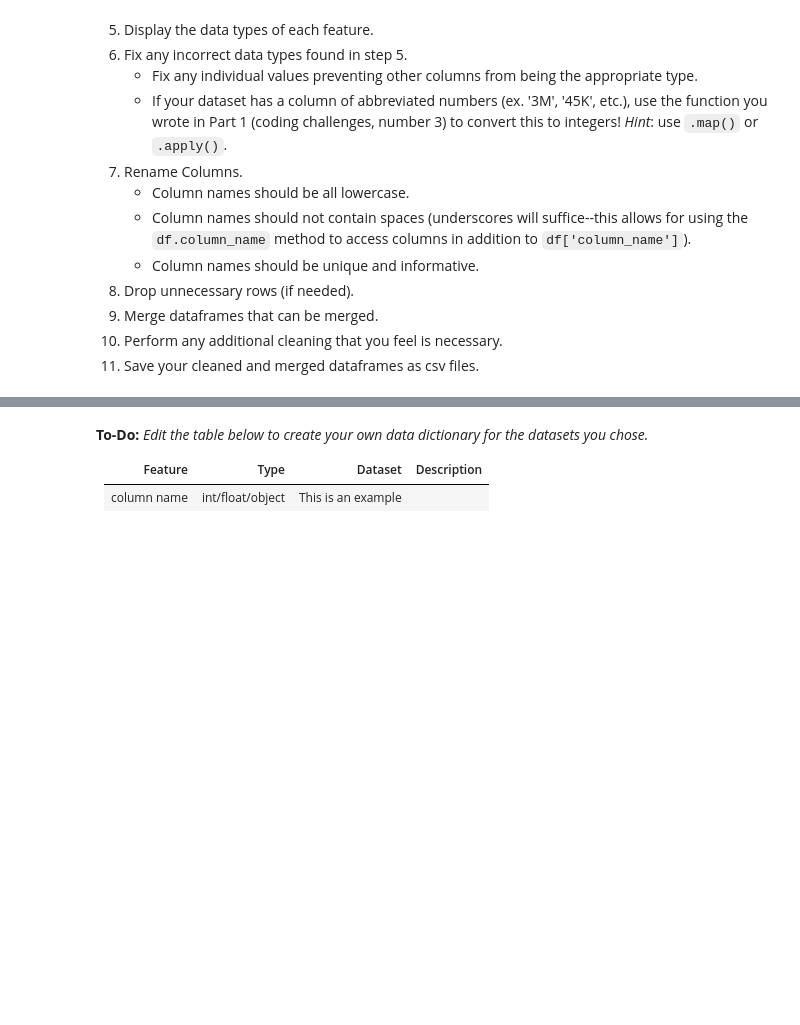
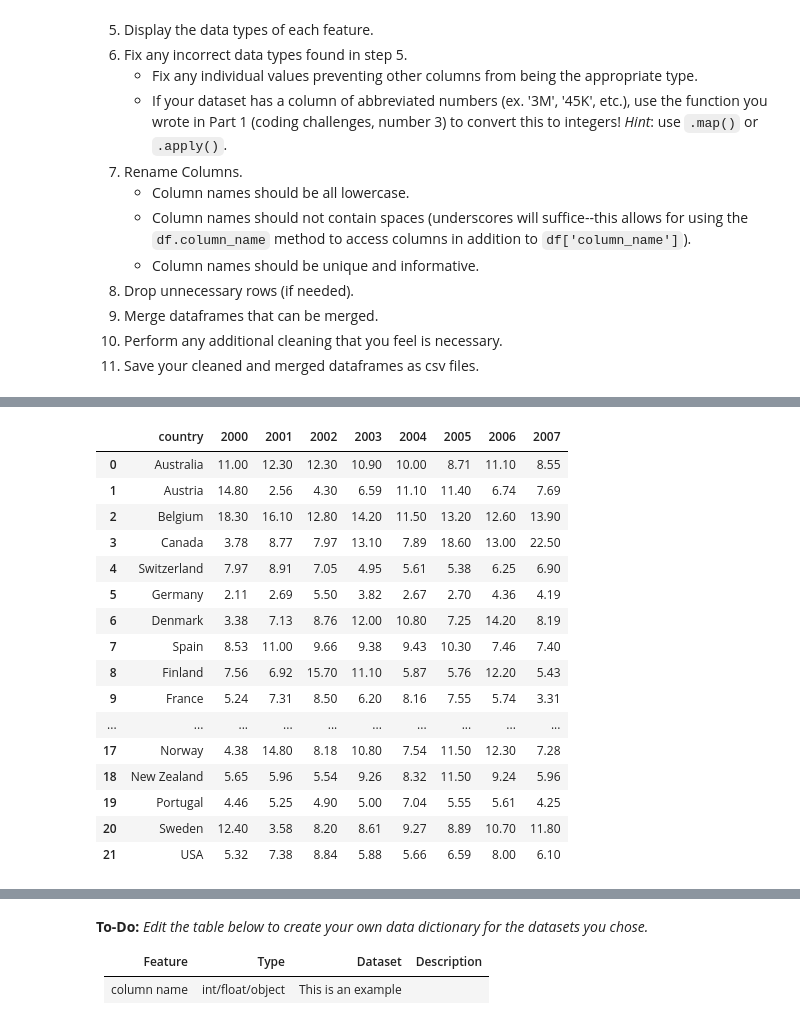
Before and after one commit to rafirahman27/World_Development_Statistics, a Jupyter notebook: code/starter-code.ipynb, the cells around one changed output, grey strips where cells are left out. Cells and saved outputs as stored; diff of their text form; code cells hidden in the pictures; blank space fills up the shorter version.

```diff
--- a/code/starter-code.ipynb
+++ b/code/starter-code.ipynb
@@ -195,3 +287,24 @@ popul23
+# %%
+health_aid23 = health_aid[['country'] + [str(year) for year in range(2000,2008)]]
+health_aid23
+# %% [output]
+|  | country | 2000 | 2001 | 2002 | 2003 | 2004 | 2005 | 2006 | 2007 |
+| 0 | Australia | 11.00 | 12.30 | 12.30 | 10.90 | 10.00 | 8.71 | 11.10 | 8.55 |
+| 1 | Austria | 14.80 | 2.56 | 4.30 | 6.59 | 11.10 | 11.40 | 6.74 | 7.69 |
+| 2 | Belgium | 18.30 | 16.10 | 12.80 | 14.20 | 11.50 | 13.20 | 12.60 | 13.90 |
+| 3 | Canada | 3.78 | 8.77 | 7.97 | 13.10 | 7.89 | 18.60 | 13.00 | 22.50 |
+| 4 | Switzerland | 7.97 | 8.91 | 7.05 | 4.95 | 5.61 | 5.38 | 6.25 | 6.90 |
+| 5 | Germany | 2.11 | 2.69 | 5.50 | 3.82 | 2.67 | 2.70 | 4.36 | 4.19 |
+| 6 | Denmark | 3.38 | 7.13 | 8.76 | 12.00 | 10.80 | 7.25 | 14.20 | 8.19 |
+| 7 | Spain | 8.53 | 11.00 | 9.66 | 9.38 | 9.43 | 10.30 | 7.46 | 7.40 |
+| 8 | Finland | 7.56 | 6.92 | 15.70 | 11.10 | 5.87 | 5.76 | 12.20 | 5.43 |
+| 9 | France | 5.24 | 7.31 | 8.50 | 6.20 | 8.16 | 7.55 | 5.74 | 3.31 |
+| ... | ... | ... | ... | ... | ... | ... | ... | ... | ... |
+| 17 | Norway | 4.38 | 14.80 | 8.18 | 10.80 | 7.54 | 11.50 | 12.30 | 7.28 |
+| 18 | New Zealand | 5.65 | 5.96 | 5.54 | 9.26 | 8.32 | 11.50 | 9.24 | 5.96 |
+| 19 | Portugal | 4.46 | 5.25 | 4.90 | 5.00 | 7.04 | 5.55 | 5.61 | 4.25 |
+| 20 | Sweden | 12.40 | 3.58 | 8.20 | 8.61 | 9.27 | 8.89 | 10.70 | 11.80 |
+| 21 | USA | 5.32 | 7.38 | 8.84 | 5.88 | 5.66 | 6.59 | 8.00 | 6.10 |
 # %%
 
 
```
Also changed, not shown: parts of 15 cells of this notebook, 2 other files.
